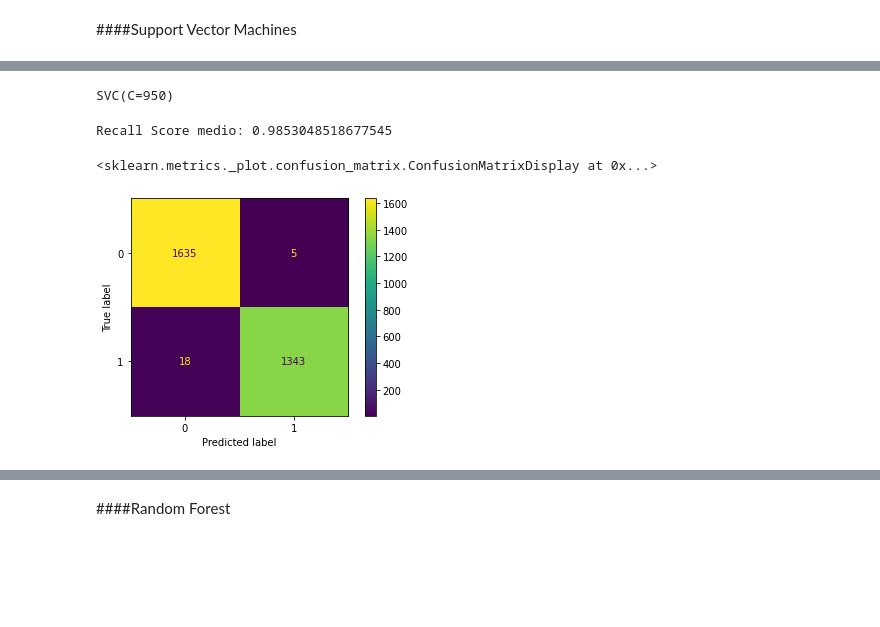
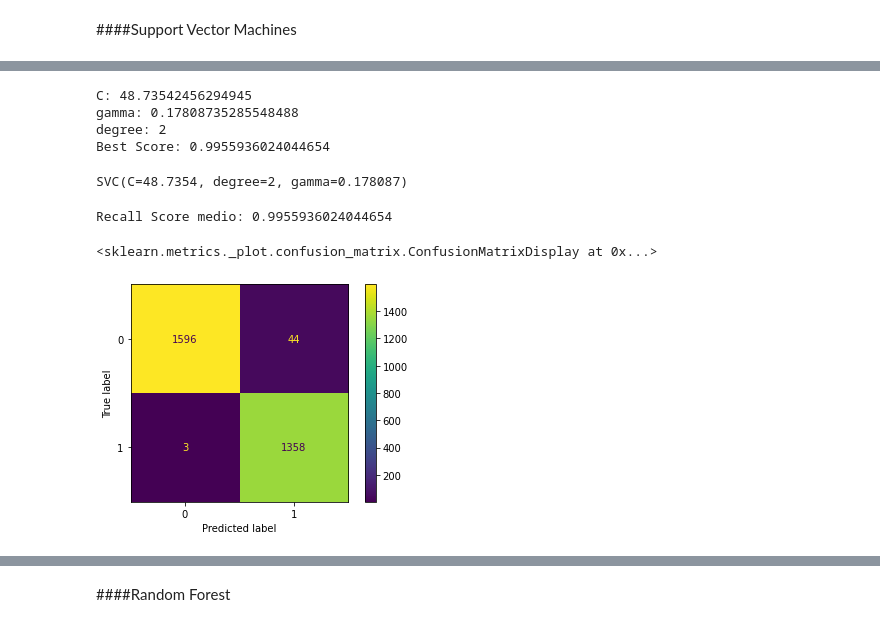
Before and after one commit to romerofernandes/class_fault, a Jupyter notebook: class_fault.ipynb, the cells around one changed output, grey strips where cells are left out. Saved outputs shown, nothing was run; the diff lists cells and outputs as text; code cells hidden in the pictures; blank space fills up the shorter version.

```diff
--- a/class_fault.ipynb
+++ b/class_fault.ipynb
@@ -140,9 +144,9 @@ X_train, X_test, y_train, y_test = train_test_split(X, y, test_size=0.25, random
 # %%
 params = {
          'C': (1e-0, 1e+3, 'log-uniform'),
-         #'gamma': (1e-2, 1e+1, 'log-uniform'),
-         #'degree': (1,5),
-         #'kernel': ['linear', 'poly', 'rbf']
+         'gamma': (1e-2, 1e+1, 'log-uniform'),
+         'degree': (1,5),
+         #'kernel': ['poly', 'rbf']
          }
 # %%
 # Definindo o Random Search CV. Vamos fornecer o argumento n_iter, que fala quantas configurações de hparams testar:
@@ -172,14 +168,29 @@ classif_fault_SVM = SVC(C=950)
+# %%
+#Vamos ver informações relevantes:
+print('C: {}'.format(BS_SVC.best_params_['C']))
+print('gamma: {}'.format(BS_SVC.best_params_['gamma']))
+print('degree: {}'.format(BS_SVC.best_params_['degree']))
+#print('kernel: {}'.format(BS_SVC.best_params_['kernel']))
+print('Best Score: {}'.format(BS_SVC.best_score_))
+# %% [output]
+C: 48.73542456294945
+gamma: 0.17808735285548488
+degree: 2
+Best Score: 0.9955936024044654
+# %%
+#classif_fault_SVM = SVC(C=950, degree=4, gamma=0.4874)
+classif_fault_SVM = SVC(C=48.7354, degree=2, gamma=0.178087)
 # %%
 classif_fault_SVM.fit(X_train, y_train)
 # %% [output]
-SVC(C=950)
+SVC(C=48.7354, degree=2, gamma=0.178087)
 # %%
 recall_scores = cross_val_score(classif_fault_SVM, X_test, y_test, cv=10, scoring='recall')
 print("Recall Score medio:", np.mean(recall_scores))
 # %% [output]
-Recall Score medio: 0.9853048518677545
+Recall Score medio: 0.9955936024044654
 # %%
-metrics.plot_confusion_matrix(classif_fault_SVM,X_test,y_test,)
+metrics.plot_confusion_matrix(classif_fault_SVM,X_test,y_test)
 # %% [output]
 <sklearn.metrics._plot.confusion_matrix.ConfusionMatrixDisplay at 0x...>
-[figure, old version]
+[figure, new version]
```
Also changed, not shown: parts of 5 cells of this notebook.
